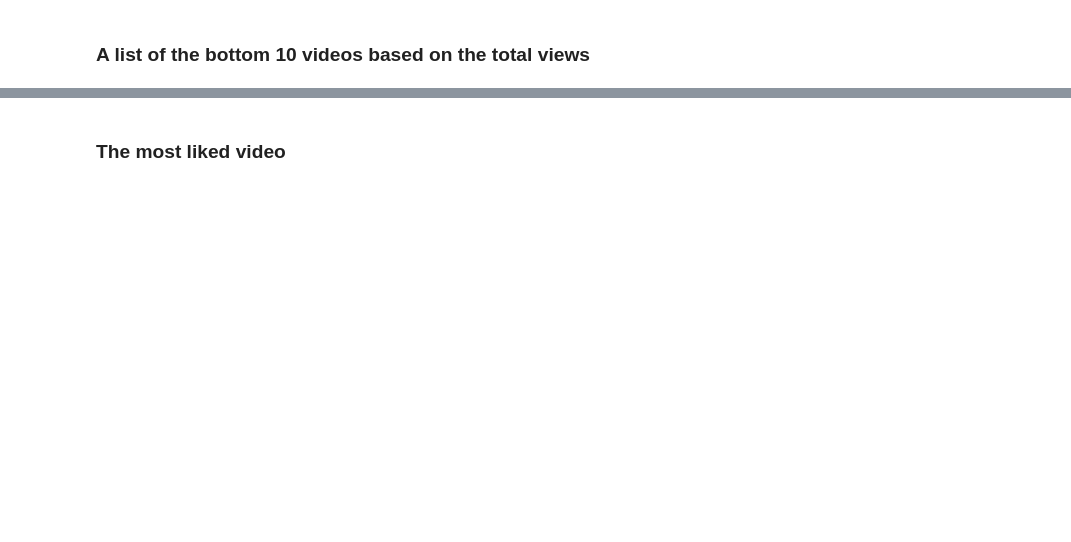
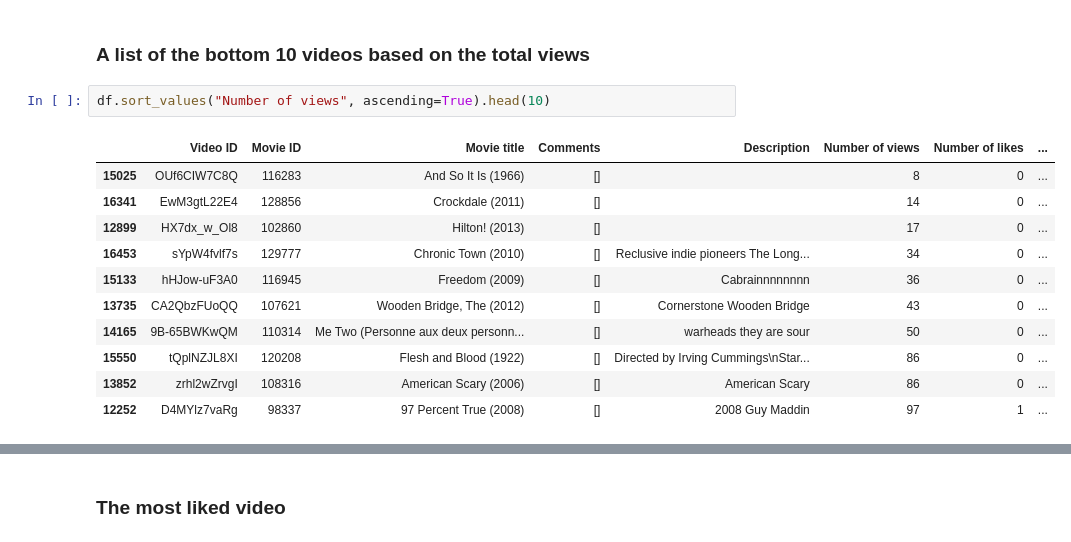
Before and after one commit to danielsqc/Analyzing_YouTube_Data, a Jupyter notebook: Assignment.ipynb, the cells around one changed output, grey strips where cells are left out. Saved outputs shown, nothing was run; the diff lists cells and outputs as text; blank space fills up the shorter version.

```diff
--- a/Assignment.ipynb
+++ b/Assignment.ipynb
@@ -316,2 +384,16 @@ import pickle
 # %% [markdown]
 ### A list of the bottom 10 videos based on the total views
+# %%
+df.sort_values("Number of views", ascending=True).head(10)
+# %% [output]
+|  | Video ID | Movie ID | Movie title | Comments | Description | Number of views | Number of likes | ... |
+| 15025 | OUf6CIW7C8Q | 116283 | And So It Is (1966) | [] |  | 8 | 0 | ... |
+| 16341 | EwM3gtL22E4 | 128856 | Crockdale (2011) | [] |  | 14 | 0 | ... |
+| 12899 | HX7dx_w_Ol8 | 102860 | Hilton! (2013) | [] |  | 17 | 0 | ... |
+| 16453 | sYpW4fvlf7s | 129777 | Chronic Town (2010) | [] | Reclusive indie pioneers The Long... | 34 | 0 | ... |
+| 15133 | hHJow-uF3A0 | 116945 | Freedom (2009) | [] | Cabrainnnnnnnn | 36 | 0 | ... |
+| 13735 | CA2QbzFUoQQ | 107621 | Wooden Bridge, The (2012) | [] | Cornerstone Wooden Bridge | 43 | 0 | ... |
+| 14165 | 9B-65BWKwQM | 110314 | Me Two (Personne aux deux personn... | [] | warheads they are sour | 50 | 0 | ... |
+| 15550 | tQplNZJL8XI | 120208 | Flesh and Blood (1922) | [] | Directed by Irving Cummings\nStar... | 86 | 0 | ... |
+| 13852 | zrhl2wZrvgI | 108316 | American Scary (2006) | [] | American Scary | 86 | 0 | ... |
+| 12252 | D4MYlz7vaRg | 98337 | 97 Percent True (2008) | [] | 2008 Guy Maddin | 97 | 1 | ... |
```
Also changed, not shown: parts of 20 cells of this notebook.
